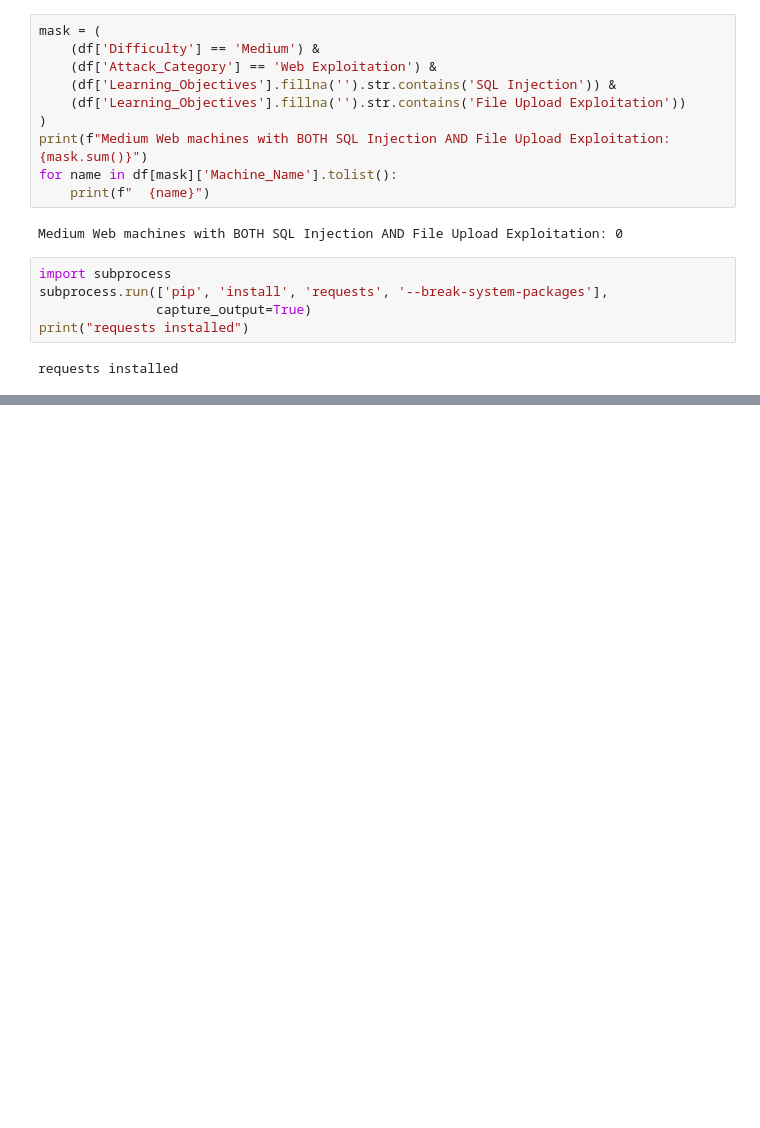
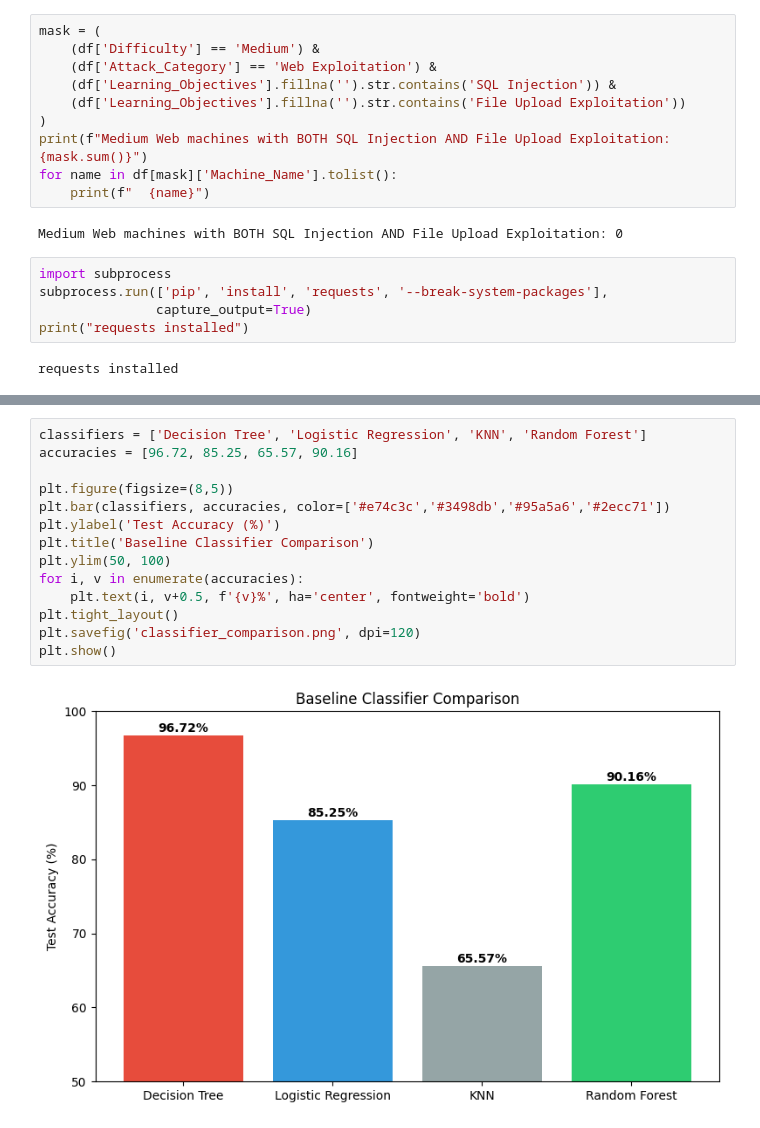
Before and after one commit to Dipannita-Kar/vulnerable-machine-recommendation-system, a Jupyter notebook: notebooks/recommender.ipynb, the cells around one changed output, grey strips where cells are left out. Saved outputs shown, nothing was run; the diff lists cells and outputs as text; blank space fills up the shorter version.

```diff
--- a/notebooks/recommender.ipynb
+++ b/notebooks/recommender.ipynb
@@ -4987,0 +4757,16 @@ Average Objective Precision:        16.0%
+# %%
+classifiers = ['Decision Tree', 'Logistic Regression', 'KNN', 'Random Forest']
+accuracies = [96.72, 85.25, 65.57, 90.16]
+
+plt.figure(figsize=(8,5))
+plt.bar(classifiers, accuracies, color=['#e74c3c','#3498db','#95a5a6','#2ecc71'])
+plt.ylabel('Test Accuracy (%)')
+plt.title('Baseline Classifier Comparison')
+plt.ylim(50, 100)
+for i, v in enumerate(accuracies):
+    plt.text(i, v+0.5, f'{v}%', ha='center', fontweight='bold')
+plt.tight_layout()
+plt.savefig('classifier_comparison.png', dpi=120)
+plt.show()
+# %% [output]
+[figure, added]
```
Also changed, not shown: parts of 18 cells of this notebook, 15 other files.
